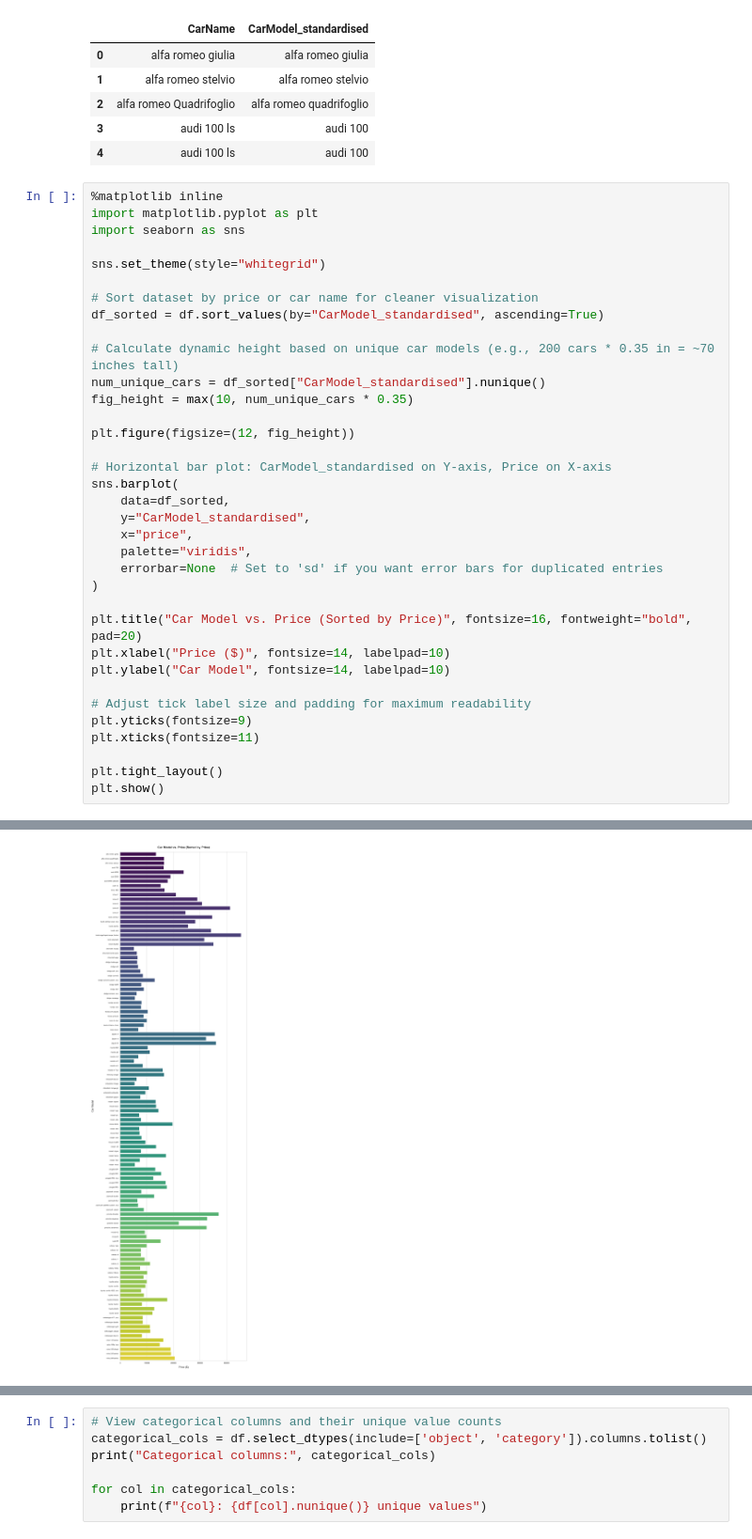
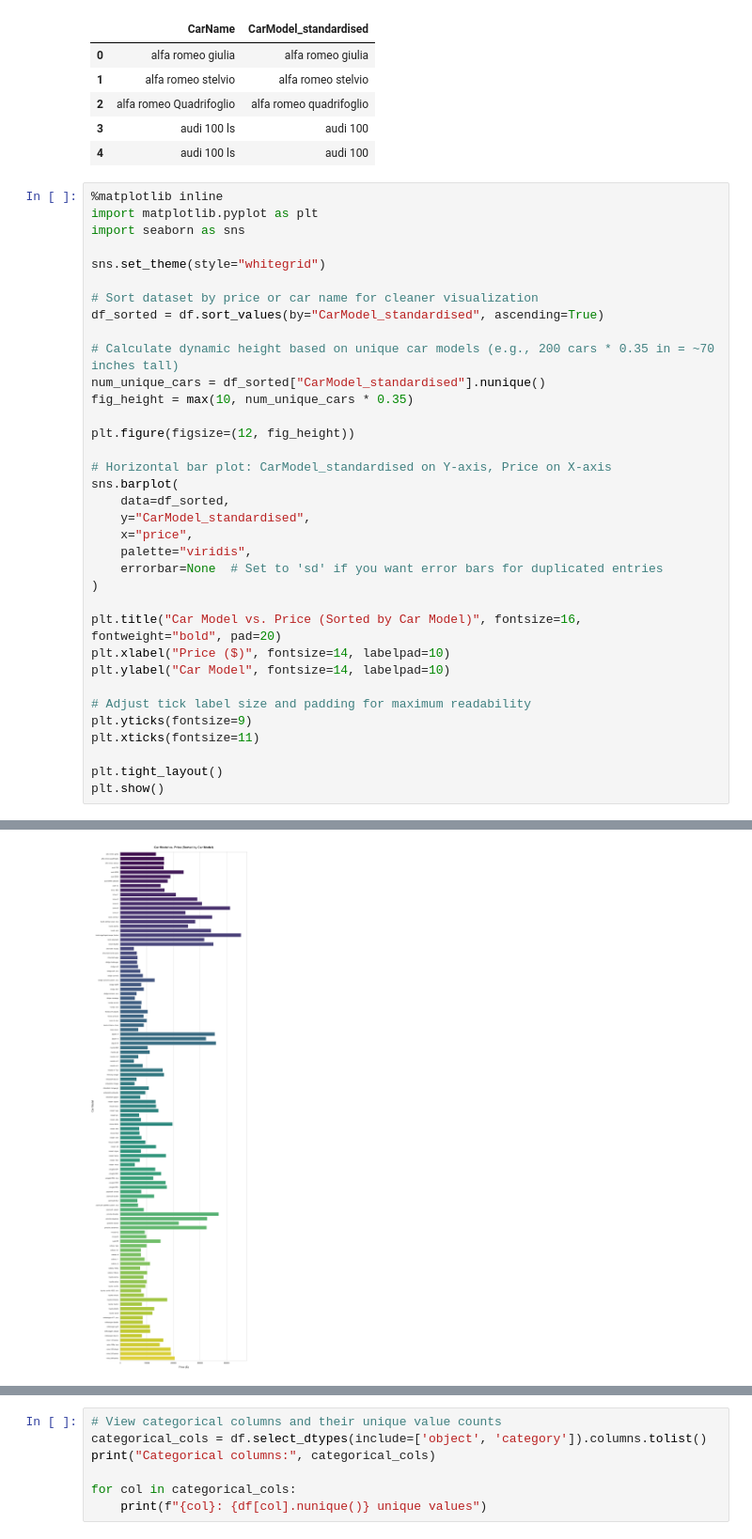
Before and after one commit to phonemes-and-speech-entrainment/Car_feature_price_analysis, a Jupyter notebook: jupyter_notebooks/car_price_etl_draft.ipynb, the cells around one changed output, grey strips where cells are left out. Shown at 94% size. Drawn from its saved outputs; the diff is of its cells as text.

Commit message:
Edit model plot

```diff
--- a/jupyter_notebooks/car_price_etl_draft.ipynb
+++ b/jupyter_notebooks/car_price_etl_draft.ipynb
@@ -384,32 +384,32 @@ sns.set_theme(style="whitegrid")
 df_sorted = df.sort_values(by="CarModel_standardised", ascending=True)
 
 # Calculate dynamic height based on unique car models (e.g., 200 cars * 0.35 in = ~70 inches tall)
 num_unique_cars = df_sorted["CarModel_standardised"].nunique()
 fig_height = max(10, num_unique_cars * 0.35)
 
 plt.figure(figsize=(12, fig_height))
 
 # Horizontal bar plot: CarModel_standardised on Y-axis, Price on X-axis
 sns.barplot(
     data=df_sorted,
     y="CarModel_standardised",
     x="price",
     palette="viridis",
     errorbar=None  # Set to 'sd' if you want error bars for duplicated entries
 )
 
-plt.title("Car Model vs. Price (Sorted by Price)", fontsize=16, fontweight="bold", pad=20)
+plt.title("Car Model vs. Price (Sorted by Car Model)", fontsize=16, fontweight="bold", pad=20)
 plt.xlabel("Price ($)", fontsize=14, labelpad=10)
 plt.ylabel("Car Model", fontsize=14, labelpad=10)
 
 # Adjust tick label size and padding for maximum readability
 plt.yticks(fontsize=9)
 plt.xticks(fontsize=11)
 
 plt.tight_layout()
 plt.show()
 # %% [output]
 Passing `palette` without assigning `hue` is deprecated and will be removed in v0.14.0. Assign the `y` variable to `hue` and set `legend=False` for the same effect.
 
   sns.barplot(
-[figure, old version]
+[figure, new version]
```
Also changed, not shown: parts of 1 cell of this notebook.
